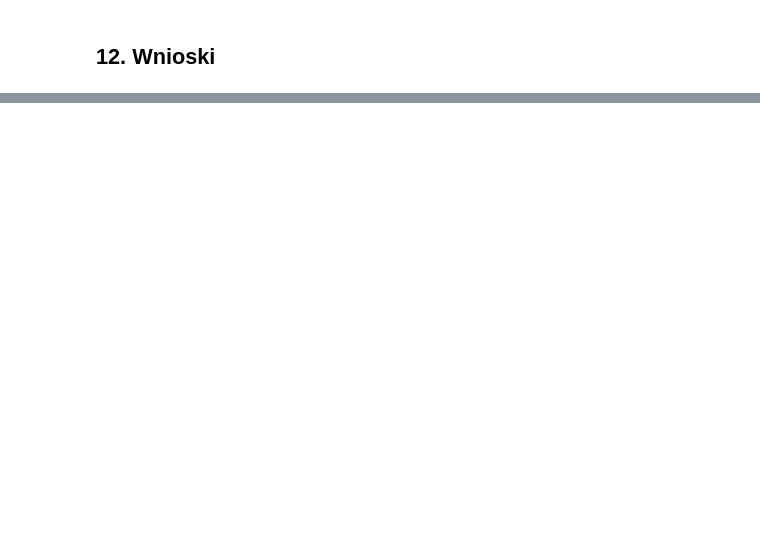
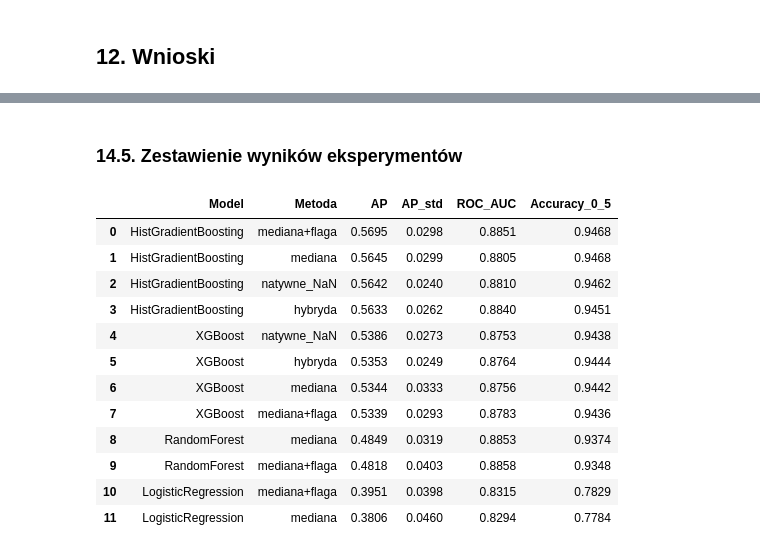
Before and after one commit to marczyz/Projekt_inzynierski-main, a Jupyter notebook: Bankructwo Polskie firmy/modele/Porownanie_4_modeli_ML_64_wskazniki.ipynb, the cells around one changed output, grey strips where cells are left out. Cells and saved outputs as stored; diff of their text form; code cells hidden in the pictures; blank space fills up the shorter version.

Commit message:
Dodanie notebooka z porównaniem 4 modeli ML

```diff
--- a/Bankructwo Polskie firmy/modele/Porownanie_4_modeli_ML_64_wskazniki.ipynb
+++ b/Bankructwo Polskie firmy/modele/Porownanie_4_modeli_ML_64_wskazniki.ipynb
@@ -286,0 +496,24 @@ Najlepszy model (CV): HistGradientBoosting
+# %%
+
+wyniki_nan = []
+
+for nazwa in ["HistGradientBoosting", "XGBoost"]:
+    s = cross_validate(
+        clone(modele[nazwa]),
+        X_train_13, y_train,
+        cv=cv,
+        scoring={**metryki, "Accuracy": "accuracy"},
+        n_jobs=1
+    )
+
+    wyniki_nan.append({
+        "Model": nazwa,
+        "Metoda": "natywne_NaN",
+        "AP": s["test_AP"].mean(),
+        "AP_std": s["test_AP"].std(),
+        "ROC_AUC": s["test_ROC_AUC"].mean(),
+        "Accuracy_0_5": s["test_Accuracy"].mean()
+    })
+
+wyniki_nan = pd.DataFrame(wyniki_nan)
+display(wyniki_nan.sort_values("AP", ascending=False).round(4))
@@ -286,0 +574,32 @@ Najlepszy model (CV): HistGradientBoosting
+# %% [markdown]
+### 14.5. Zestawienie wyników eksperymentów
+# %%
+
+wyniki_wszystkie = pd.concat([
+    wyniki_mediana,
+    wyniki_flaga,
+    wyniki_nan,
+    wyniki_hybryda
+], ignore_index=True)
+
+wyniki_wszystkie = (
+    wyniki_wszystkie
+    .sort_values("AP", ascending=False)
+    .reset_index(drop=True)
+)
+
+display(wyniki_wszystkie.round(4))
+# %% [output]
+|  | Model | Metoda | AP | AP_std | ROC_AUC | Accuracy_0_5 |
+| 0 | HistGradientBoosting | mediana+flaga | 0.5695 | 0.0298 | 0.8851 | 0.9468 |
+| 1 | HistGradientBoosting | mediana | 0.5645 | 0.0299 | 0.8805 | 0.9468 |
+| 2 | HistGradientBoosting | natywne_NaN | 0.5642 | 0.0240 | 0.8810 | 0.9462 |
+| 3 | HistGradientBoosting | hybryda | 0.5633 | 0.0262 | 0.8840 | 0.9451 |
+| 4 | XGBoost | natywne_NaN | 0.5386 | 0.0273 | 0.8753 | 0.9438 |
+| 5 | XGBoost | hybryda | 0.5353 | 0.0249 | 0.8764 | 0.9444 |
+| 6 | XGBoost | mediana | 0.5344 | 0.0333 | 0.8756 | 0.9442 |
+| 7 | XGBoost | mediana+flaga | 0.5339 | 0.0293 | 0.8783 | 0.9436 |
+| 8 | RandomForest | mediana | 0.4849 | 0.0319 | 0.8853 | 0.9374 |
+| 9 | RandomForest | mediana+flaga | 0.4818 | 0.0403 | 0.8858 | 0.9348 |
+| 10 | LogisticRegression | mediana+flaga | 0.3951 | 0.0398 | 0.8315 | 0.7829 |
+| 11 | LogisticRegression | mediana | 0.3806 | 0.0460 | 0.8294 | 0.7784 |
```
Also changed, not shown: parts of 24 cells of this notebook.
